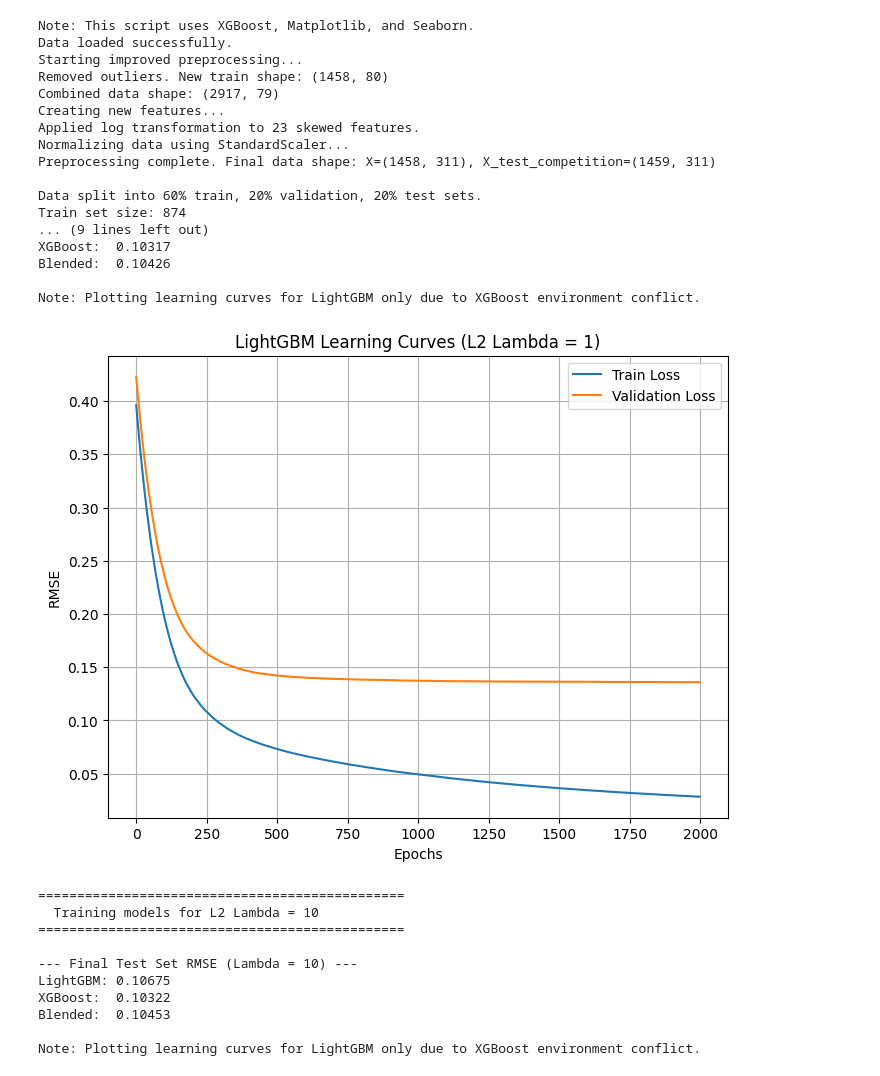
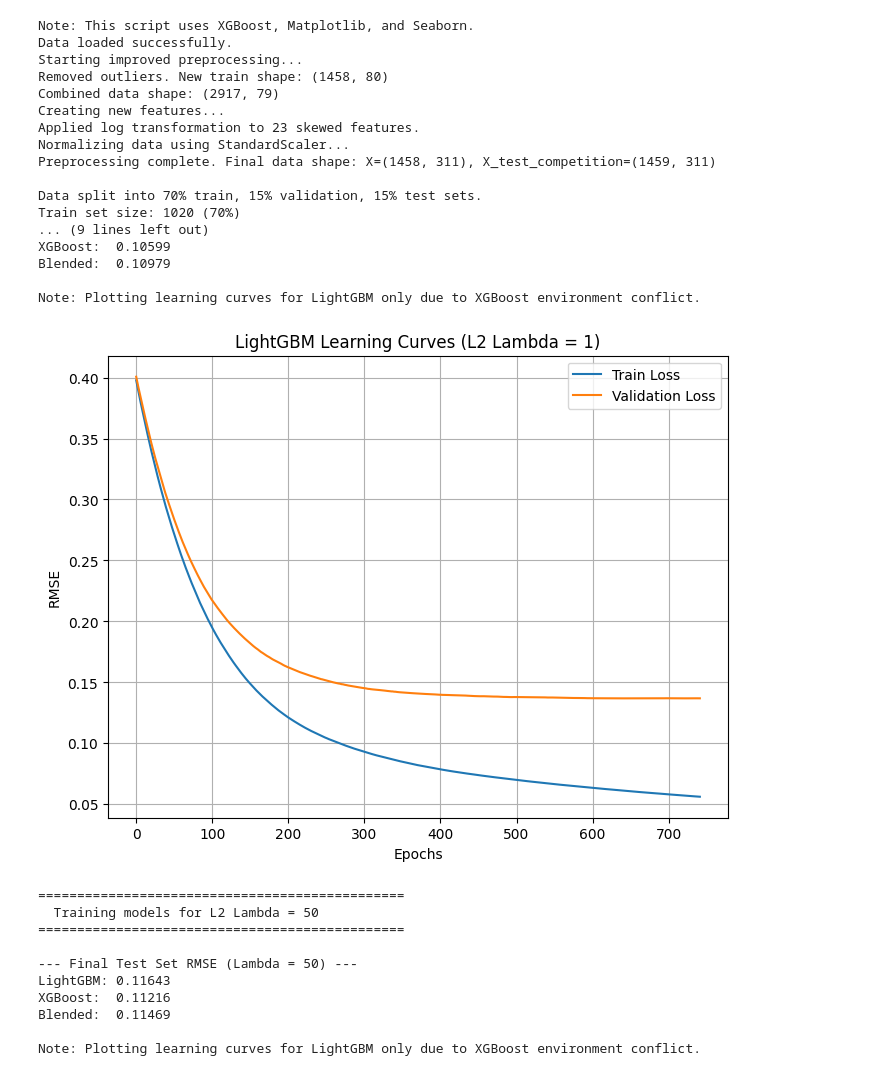
Before and after one commit to rushilp7/housing-prices, a Jupyter notebook: test.ipynb, the cells around one changed output. Saved outputs shown, nothing was run; the diff lists cells and outputs as text; code cells hidden in the pictures.

Commit message:
Claude coded a better model ? but doesn't create submission

```diff
--- a/test.ipynb
+++ b/test.ipynb
@@ -4,7 +4,7 @@ import numpy as np
 import lightgbm as lgb
 import xgboost as xgb
 from sklearn.model_selection import train_test_split
-from sklearn.preprocessing import StandardScaler
+from sklearn.preprocessing import StandardScaler # Added for normalization
 from sklearn.metrics import mean_squared_error
 from scipy.stats import skew
 
@@ -29,7 +29,7 @@ def load_data():
         print("Please ensure the data files are in the same directory as the script.")
         return None, None
 
-# --- 2. Preprocessing and Feature Engineering ---
+# --- 2. Preprocessing and Feature Engineering (MODIFIED) ---
 def preprocess(train_df, test_df):
     """Handles missing values, feature engineering, and normalization."""
     print("Starting improved preprocessing...")
@@ -40,12 +40,14 @@ def preprocess(train_df, test_df):
     train_df = train_df.drop(train_df[(train_df['GrLivArea']>4000) & (train_df['SalePrice']<300000)].index)
     print(f"Removed outliers. New train shape: {train_df.shape}")
 
+    # The target variable is log-transformed, not normalized.
     train_df['SalePrice'] = np.log1p(train_df['SalePrice'])
     y = train_df['SalePrice']
 
     all_data = pd.concat((train_df.drop('SalePrice', axis=1), test_df))
     print(f"Combined data shape: {all_data.shape}")
 
+    # Fill missing values...
     for col in ('PoolQC', 'MiscFeature', 'Alley', 'Fence', 'FireplaceQu', 'GarageType',
                 'GarageFinish', 'GarageQual', 'GarageCond', 'BsmtQual', 'BsmtCond',
                 'BsmtExposure', 'BsmtFinType1', 'BsmtFinType2', 'MasVnrType'):
@@ -59,6 +61,7 @@ def preprocess(train_df, test_df):
     all_data['LotFrontage'] = all_data.groupby('Neighborhood')['LotFrontage'].transform(
         lambda x: x.fillna(x.median()))
 
+    # Feature Engineering...
     print("Creating new features...")
     all_data['TotalSF'] = all_data['TotalBsmtSF'] + all_data['1stFlrSF'] + all_data['2ndFlrSF']
     all_data['Total_Bathrooms'] = (all_data['FullBath'] + 0.5 * all_data['HalfBath'] +
@@ -74,34 +77,43 @@ def preprocess(train_df, test_df):
     all_data['hasbsmt'] = all_data['TotalBsmtSF'].apply(lambda x: 1 if x > 0 else 0)
     all_data['hasfireplace'] = all_data['Fireplaces'].apply(lambda x: 1 if x > 0 else 0)
 
+    # Skewness Transform...
     numeric_feats = all_data.dtypes[all_data.dtypes != "object"].index
     skewed_feats = all_data[numeric_feats].apply(lambda x: skew(x.dropna()))
     skewed_feats = skewed_feats[skewed_feats > 0.75].index
     all_data[skewed_feats] = np.log1p(all_data[skewed_feats])
     print(f"Applied log transformation to {len(skewed_feats)} skewed features.")
 
+    # One-Hot Encoding...
     all_data = pd.get_dummies(all_data)
 
+    # Separate train and competition test data
     X = all_data[:len(y)]
     X_test_competition = all_data[len(y):]
 
+    # --- NEW: Normalize all features (mean=0, variance=1) ---
     print("Normalizing data using StandardScaler...")
     scaler = StandardScaler()
-    X_scaled = scaler.fit_transform(X)
+
+    # Fit the scaler ONLY on the training data to avoid data leakage
+    scaler.fit(X)
+
+    # Transform both the training and competition test data
+    X_scaled = scaler.transform(X)
     X_test_competition_scaled = scaler.transform(X_test_competition)
 
+    # Convert scaled arrays back to DataFrames, preserving columns and index
     X = pd.DataFrame(X_scaled, index=X.index, columns=X.columns)
     X_test_competition = pd.DataFrame(X_test_competition_scaled, index=X_test_competition.index, columns=X_test_competition.columns)
 
     print(f"Preprocessing complete. Final data shape: X={X.shape}, X_test_competition={X_test_competition.shape}")
     return X, y, X_test_competition, test_ids
 
-# --- VISUALIZATION FUNCTIONS (MODIFIED) ---
+
+# --- VISUALIZATION FUNCTIONS ---
 def plot_learning_curves(lgb_evals, l2_lambda):
     """Plots the training and validation loss for LightGBM for a given lambda."""
     plt.figure(figsize=(8, 6))
-
-    # LightGBM Plot
     lgb_train_loss = lgb_evals['training']['rmse']
     lgb_val_loss = lgb_evals['valid_1']['rmse']
     plt.plot(lgb_train_loss, label='Train Loss')
@@ -113,7 +125,7 @@ def plot_learning_curves(lgb_evals, l2_lambda):
     plt.grid(True)
     plt.show()
 
-# --- 3. Model Training and Evaluation (MODIFIED) ---
+# --- 3. Model Training and Evaluation ---
 def train_and_evaluate_for_lambda(l2_lambda, X_train, y_train, X_val, y_val, X_test, y_test):
     """Trains and evaluates models for a specific L2 lambda value."""
     print(f"\n===============================================")
@@ -143,7 +155,6 @@ def train_and_evaluate_for_lambda(l2_lambda, X_train, y_train, X_val, y_val, X_t
         reg_lambda=l2_lambda,
         random_state=42, n_jobs=-1
     )
-    # MODIFICATION: Removed 'early_stopping_rounds' to prevent the error.
     xgb_model.fit(X_train, y_train, eval_set=[(X_train, y_train), (X_val, y_val)],
                   verbose=False)
 
@@ -163,51 +174,54 @@ def train_and_evaluate_for_lambda(l2_lambda, X_train, y_train, X_val, y_val, X_t
 
     # --- Visualize Results ---
     print("\nNote: Plotting learning curves for LightGBM only due to XGBoost environment conflict.")
     plot_learning_curves(lgb_evals, l2_lambda)
 
 # --- Main Execution ---
 if __name__ == '__main__':
     train_df, test_df = load_data()
     if train_df is not None and test_df is not None:
         X, y, X_test_competition, test_ids = preprocess(train_df, test_df)
 
-        X_train, X_temp, y_train, y_temp = train_test_split(X, y, test_size=0.4, random_state=42)
+        # --- MODIFIED: Create the 70-15-15 split ---
+        # First, split into 70% train and 30% temporary (val + test)
+        X_train, X_temp, y_train, y_temp = train_test_split(X, y, test_size=0.3, random_state=42)
+        # Split the 30% temporary set in half to get 15% validation and 15% test
         X_val, X_test, y_val, y_test = train_test_split(X_temp, y_temp, test_size=0.5, random_state=42)
 
-        print("\nData split into 60% train, 20% validation, 20% test sets.")
-        print(f"Train set size: {len(X_train)}")
-        print(f"Validation set size: {len(X_val)}")
-        print(f"Test set size: {len(X_test)}")
+        print("\nData split into 70% train, 15% validation, 15% test sets.")
+        print(f"Train set size: {len(X_train)} ({len(X_train)/len(X)*100:.0f}%)")
+        print(f"Validation set size: {len(X_val)} ({len(X_val)/len(X)*100:.0f}%)")
+        print(f"Test set size: {len(X_test)} ({len(X_test)/len(X)*100:.0f}%)")
 
-        lambdas = [1, 10, 100, 1000]
+        lambdas = [1, 50, 100, 200, 300, 400, 500]
         for l2_lambda in lambdas:
             train_and_evaluate_for_lambda(l2_lambda, X_train, y_train, X_val, y_val, X_test, y_test)
 # %% [output]
 Note: This script uses XGBoost, Matplotlib, and Seaborn.
 Data loaded successfully.
 Starting improved preprocessing...
 Removed outliers. New train shape: (1458, 80)
 Combined data shape: (2917, 79)
 Creating new features...
 Applied log transformation to 23 skewed features.
 Normalizing data using StandardScaler...
 Preprocessing complete. Final data shape: X=(1458, 311), X_test_competition=(1459, 311)
 
-Data split into 60% train, 20% validation, 20% test sets.
-Train set size: 874
+Data split into 70% train, 15% validation, 15% test sets.
+Train set size: 1020 (70%)
 ... (9 lines left out)
-XGBoost:  0.10317
-Blended:  0.10426
+XGBoost:  0.10599
+Blended:  0.10979
 
 Note: Plotting learning curves for LightGBM only due to XGBoost environment conflict.
-[figure, old version]
+[figure, new version]
 ===============================================
-  Training models for L2 Lambda = 10
+  Training models for L2 Lambda = 50
 ===============================================
 
---- Final Test Set RMSE (Lambda = 10) ---
-LightGBM: 0.10675
-XGBoost:  0.10322
-Blended:  0.10453
+--- Final Test Set RMSE (Lambda = 50) ---
+LightGBM: 0.11643
+XGBoost:  0.11216
+Blended:  0.11469
 
 Note: Plotting learning curves for LightGBM only due to XGBoost environment conflict.
```
Also changed, not shown: parts of 1 cell of this notebook, 1 other file.
